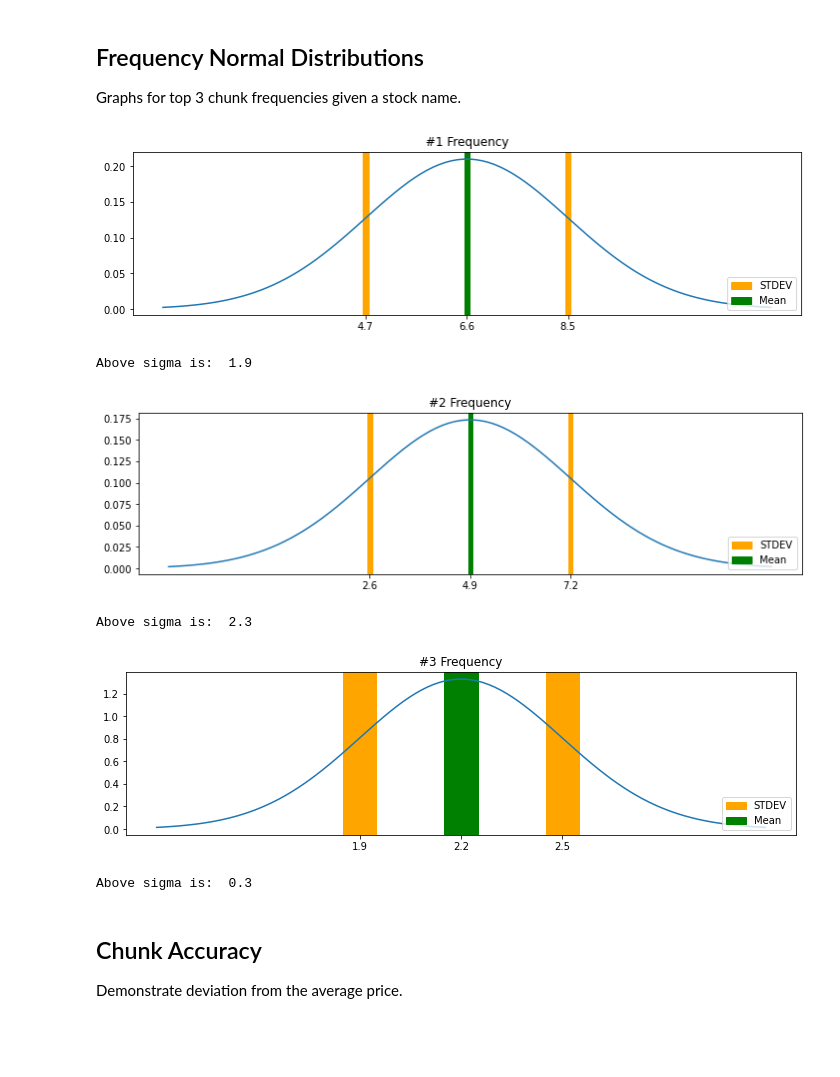
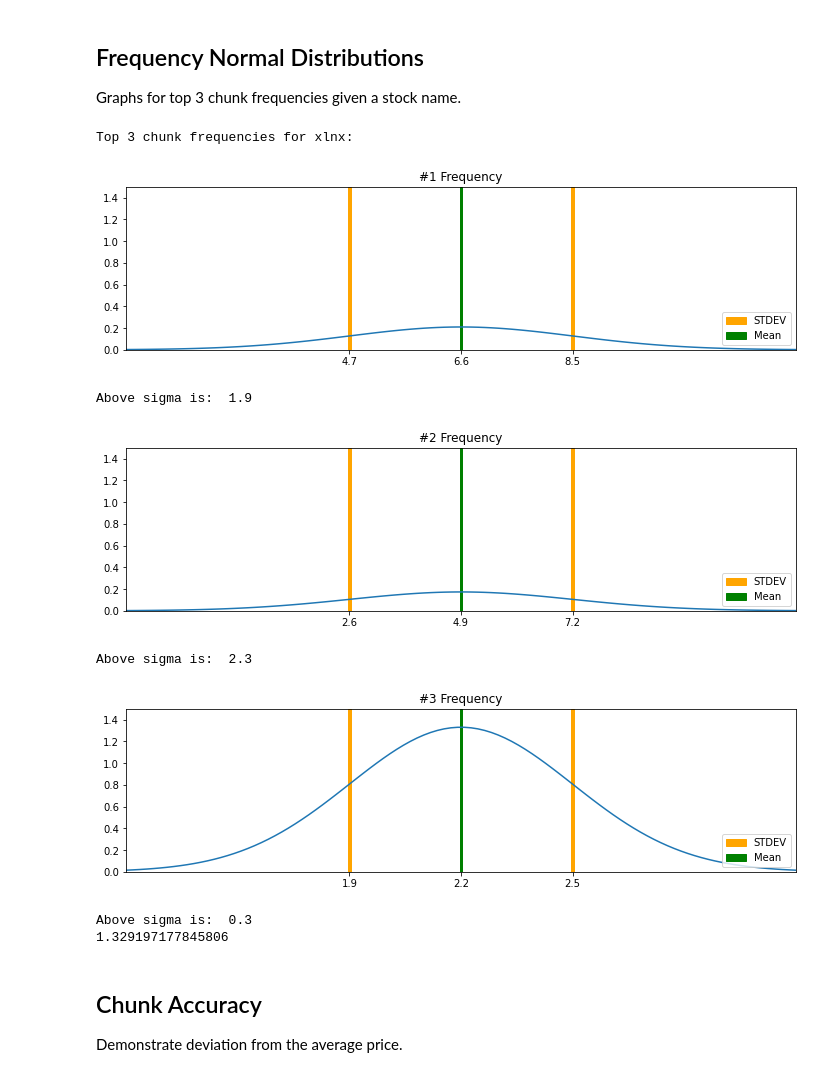
Before and after one commit to Grant-Syt/495_stock_forecast, a Jupyter notebook: stock_forecast.ipynb, the cells around one changed output. Drawn from its saved outputs; the diff is of its cells as text; code cells hidden in the pictures; blank space fills up the shorter version.

Commit message:
bell curve fixes

```diff
--- a/stock_forecast.ipynb
+++ b/stock_forecast.ipynb
@@ -883,51 +883,65 @@ std1 = chunk_info['Std #1 Freq (Years)'][idx]
 std2 = chunk_info['Std #2 Freq (Years)'][idx]
 std3 = chunk_info['Std #3 Freq (Years)'][idx]
 
+print(f'Top 3 chunk frequencies for {stock_name}:')
+
 mu = avg1
 sigma = std1
+line_width = sigma/80
 x = np.linspace(mu - 3*sigma, mu + 3*sigma, 100)
 plt.plot(x, stats.norm.pdf(x, mu, sigma))
 plt.title('#1 Frequency')
-p1 = plt.axvspan(mu - sigma+.05, mu - sigma-.05, color='orange', zorder=0)
-plt.axvspan(mu + sigma-.05, mu + sigma+.05, color='orange', zorder=0)
-p2 = plt.axvspan(mu-.05, mu+.05, color='green', zorder=0)
+p1 = plt.axvspan(mu - sigma+line_width, mu - sigma-line_width, color='orange', zorder=0)
+plt.axvspan(mu + sigma-line_width, mu + sigma+line_width, color='orange', zorder=0)
+p2 = plt.axvspan(mu-line_width, mu+line_width, color='green', zorder=0)
 plt.xticks([mu - sigma, mu, mu + sigma], labels=[str(round(mu-sigma, 1)), str(round(mu, 1)), str(round(mu+sigma, 1))])
 plt.legend(handles=[p1, p2], labels=['STDEV', 'Mean'], loc='lower right')
+plt.xlim(mu-3*sigma, mu+3*sigma)
+plt.ylim(0,1.5)
 plt.show()
 print('Above sigma is: ', sigma)
 
 mu = avg2
 sigma = std2
+line_width = sigma/80
 x = np.linspace(mu - 3*sigma, mu + 3*sigma, 100)
 plt.plot(x, stats.norm.pdf(x, mu, sigma))
 plt.title('#2 Frequency')
-p1 = plt.axvspan(mu - sigma+.05, mu - sigma-.05, color='orange', zorder=0)
-plt.axvspan(mu + sigma-.05, mu + sigma+.05, color='orange', zorder=0)
-p2 = plt.axvspan(mu-.05, mu+.05, color='green', zorder=0)
+p1 = plt.axvspan(mu - sigma+line_width, mu - sigma-line_width, color='orange', zorder=0)
+plt.axvspan(mu + sigma-line_width, mu + sigma+line_width, color='orange', zorder=0)
+p2 = plt.axvspan(mu-line_width, mu+line_width, color='green', zorder=0)
 plt.xticks([mu - sigma, mu, mu + sigma], labels=[str(round(mu-sigma, 1)), str(round(mu, 1)), str(round(mu+sigma, 1))])
 plt.legend(handles=[p1, p2], labels=['STDEV', 'Mean'], loc='lower right')
+plt.xlim(mu-3*sigma, mu+3*sigma)
+plt.ylim(0,1.5)
 plt.show()
 print('Above sigma is: ', sigma)
 
 mu = avg3
 sigma = std3
+line_width = sigma/80
 x = np.linspace(mu - 3*sigma, mu + 3*sigma, 100)
-plt.plot(x, stats.norm.pdf(x, mu, sigma))
+p3 = plt.plot(x, stats.norm.pdf(x, mu, sigma))
 plt.title('#3 Frequency')
-p1 = plt.axvspan(mu - sigma+.05, mu - sigma-.05, color='orange', zorder=0)
-plt.axvspan(mu + sigma-.05, mu + sigma+.05, color='orange', zorder=0)
-p2 = plt.axvspan(mu-.05, mu+.05, color='green', zorder=0)
+p1 = plt.axvspan(mu - sigma+line_width, mu - sigma-line_width, color='orange', zorder=0)
+plt.axvspan(mu + sigma-line_width, mu + sigma+line_width, color='orange', zorder=0)
+p2 = plt.axvspan(mu-line_width, mu+line_width, color='green', zorder=0)
 plt.xticks([mu - sigma, mu, mu + sigma], labels=[str(round(mu-sigma, 1)), str(round(mu, 1)), str(round(mu+sigma, 1))])
 plt.legend(handles=[p1, p2], labels=['STDEV', 'Mean'], loc='lower right')
+plt.xlim(mu-3*sigma, mu+3*sigma)
+plt.ylim(0,1.5)
 plt.show()
 print('Above sigma is: ', sigma)
+print(max(p3[0].get_data()[1]))
 # %% [output]
+Top 3 chunk frequencies for xlnx:
-[figure, old version]
+[figure, new version]
-Above sigma is:  1.9
+Above sigma is:  1.9
-[figure, old version]
+[figure, new version]
-Above sigma is:  2.3
+Above sigma is:  2.3
-[figure, old version]
+[figure, new version]
-Above sigma is:  0.3
+Above sigma is:  0.3
+1.329197177845806
 # %% [markdown]
 ## Chunk Accuracy
 Demonstrate deviation from the average price.
```
